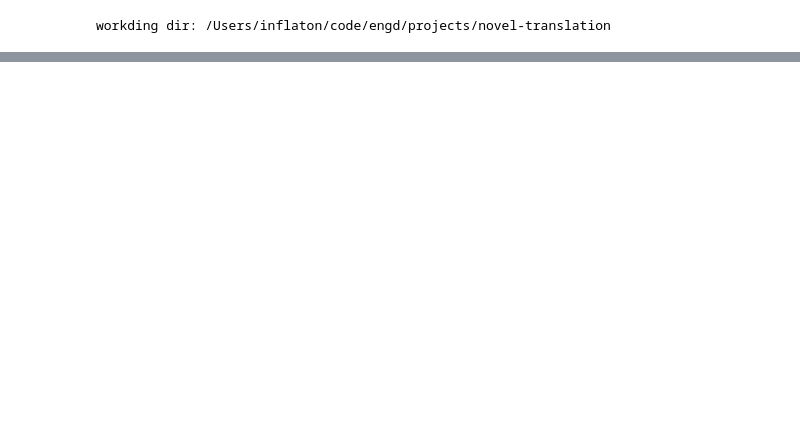
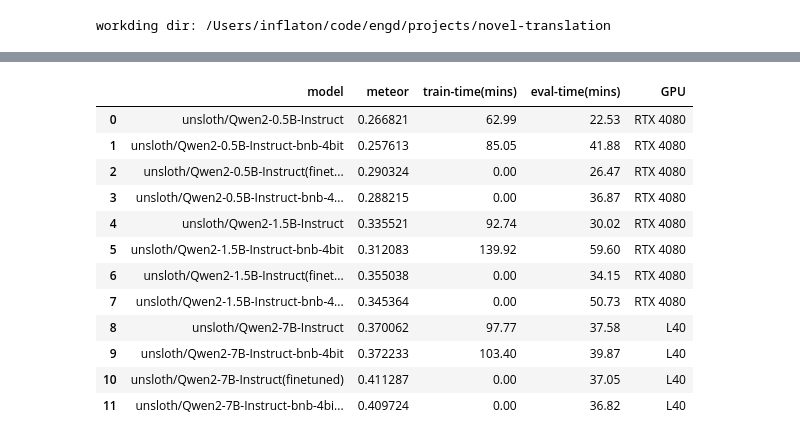
Before and after one commit to smu-ai/novel-translation, a Jupyter notebook: notebooks/00_Data Analysis.ipynb, the cells around one changed output, grey strips where cells are left out. Cells and saved outputs as stored; diff of their text form; code cells hidden in the pictures; blank space fills up the shorter version.

```diff
--- a/notebooks/00_Data Analysis.ipynb
+++ b/notebooks/00_Data Analysis.ipynb
@@ -89,0 +66,3 @@ def get_metrics(df):
+# %%
+metrics_df = get_metrics(df)
+metrics_df.describe()
@@ -89,0 +91,3 @@ def get_metrics(df):
+# %%
+metrics_df.drop(columns=["all_metrics", "accuracy"], inplace=True, errors="ignore")
+metrics_df
@@ -89,0 +108,49 @@ def get_metrics(df):
+# %%
+perf_df = metrics_df.copy()
+perf_df.drop(columns=["bleu_1", "rouge_l"], inplace=True)
+
+perf_df["train-time(mins)"] = [
+    62.99,
+    85.05,
+    0,
+    0,
+    92.74,
+    139.92,
+    0,
+    0,
+    97.77,
+    103.4,
+    0,
+    0,
+]
+perf_df["eval-time(mins)"] = [
+    22.53,
+    41.88,
+    26.47,
+    36.87,
+    30.02,
+    59.6,
+    34.15,
+    50.73,
+    37.58,
+    39.87,
+    37.05,
+    36.82,
+]
+perf_df["GPU"] = ["RTX 4080"] * 8 + ["L40"] * 4
+# %%
+perf_df
+# %% [output]
+|  | model | meteor | train-time(mins) | eval-time(mins) | GPU |
+| 0 | unsloth/Qwen2-0.5B-Instruct | 0.266821 | 62.99 | 22.53 | RTX 4080 |
+| 1 | unsloth/Qwen2-0.5B-Instruct-bnb-4bit | 0.257613 | 85.05 | 41.88 | RTX 4080 |
+| 2 | unsloth/Qwen2-0.5B-Instruct(finet... | 0.290324 | 0.00 | 26.47 | RTX 4080 |
+| 3 | unsloth/Qwen2-0.5B-Instruct-bnb-4... | 0.288215 | 0.00 | 36.87 | RTX 4080 |
+| 4 | unsloth/Qwen2-1.5B-Instruct | 0.335521 | 92.74 | 30.02 | RTX 4080 |
+| 5 | unsloth/Qwen2-1.5B-Instruct-bnb-4bit | 0.312083 | 139.92 | 59.60 | RTX 4080 |
+| 6 | unsloth/Qwen2-1.5B-Instruct(finet... | 0.355038 | 0.00 | 34.15 | RTX 4080 |
+| 7 | unsloth/Qwen2-1.5B-Instruct-bnb-4... | 0.345364 | 0.00 | 50.73 | RTX 4080 |
+| 8 | unsloth/Qwen2-7B-Instruct | 0.370062 | 97.77 | 37.58 | L40 |
+| 9 | unsloth/Qwen2-7B-Instruct-bnb-4bit | 0.372233 | 103.40 | 39.87 | L40 |
+| 10 | unsloth/Qwen2-7B-Instruct(finetuned) | 0.411287 | 0.00 | 37.05 | L40 |
+| 11 | unsloth/Qwen2-7B-Instruct-bnb-4bi... | 0.409724 | 0.00 | 36.82 | L40 |
```
Also changed, not shown: parts of 28 cells of this notebook, 4 other files.
